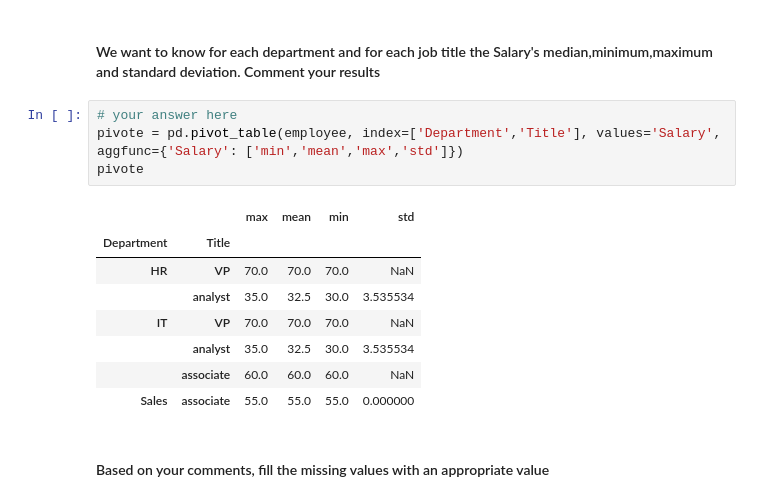
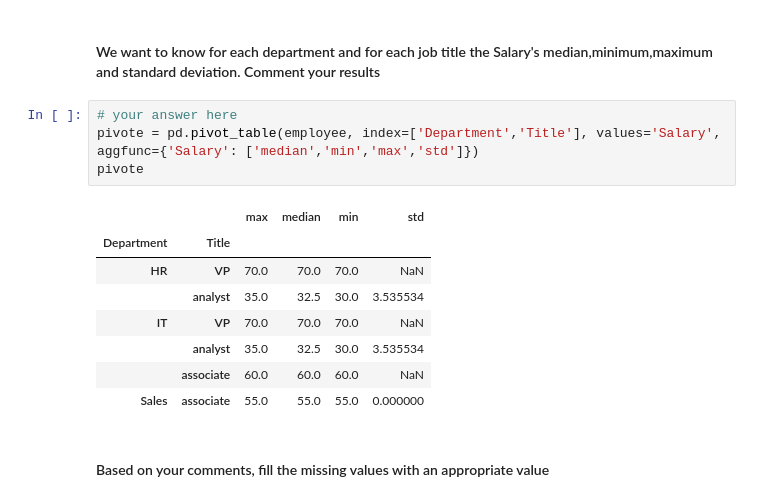
Before and after one commit to ta-data-mex/lab-pivot-table-and-correlation, a Jupyter notebook: your_code/main.ipynb, the cells around one changed output. Cells and saved outputs as stored; diff of their text form.

```diff
--- a/your_code/main.ipynb
+++ b/your_code/main.ipynb
@@ -123,10 +123,10 @@ pivote
 #### We want to know for each department and for each job title the Salary's median,minimum,maximum and standard deviation. Comment your results
 # %%
 # your answer here
-pivote = pd.pivot_table(employee, index=['Department','Title'], values='Salary', aggfunc={'Salary': ['min','mean','max','std']})
+pivote = pd.pivot_table(employee, index=['Department','Title'], values='Salary', aggfunc={'Salary': ['median','min','max','std']})
 pivote
 # %% [output]
-|  |  | max | mean | min | std |
+|  |  | max | median | min | std |
 | Department | Title |  |  |  |  |
 | HR | VP | 70.0 | 70.0 | 70.0 | NaN |
 |  | analyst | 35.0 | 32.5 | 30.0 | 3.535534 |
```
Also changed, not shown: parts of 20 cells of this notebook.
